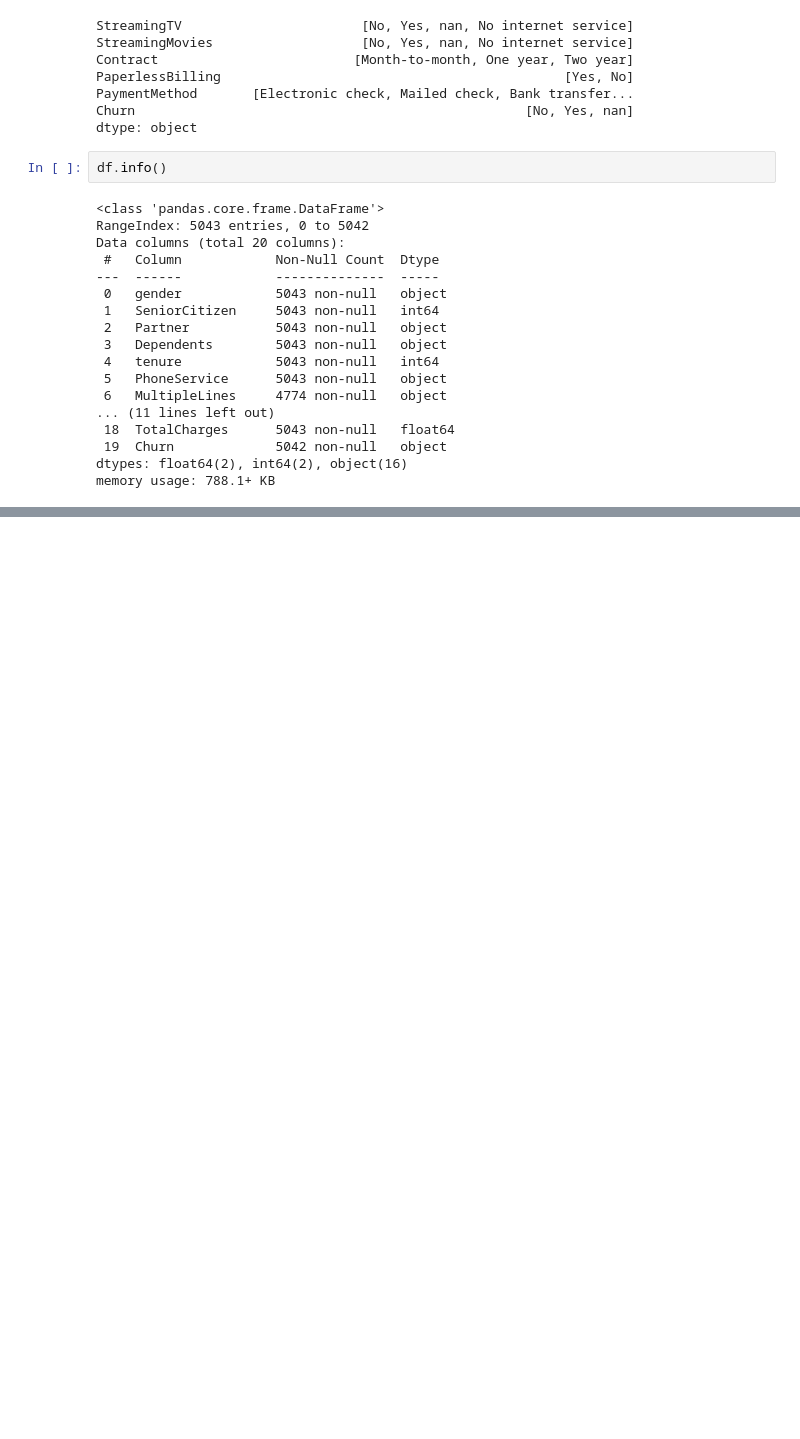
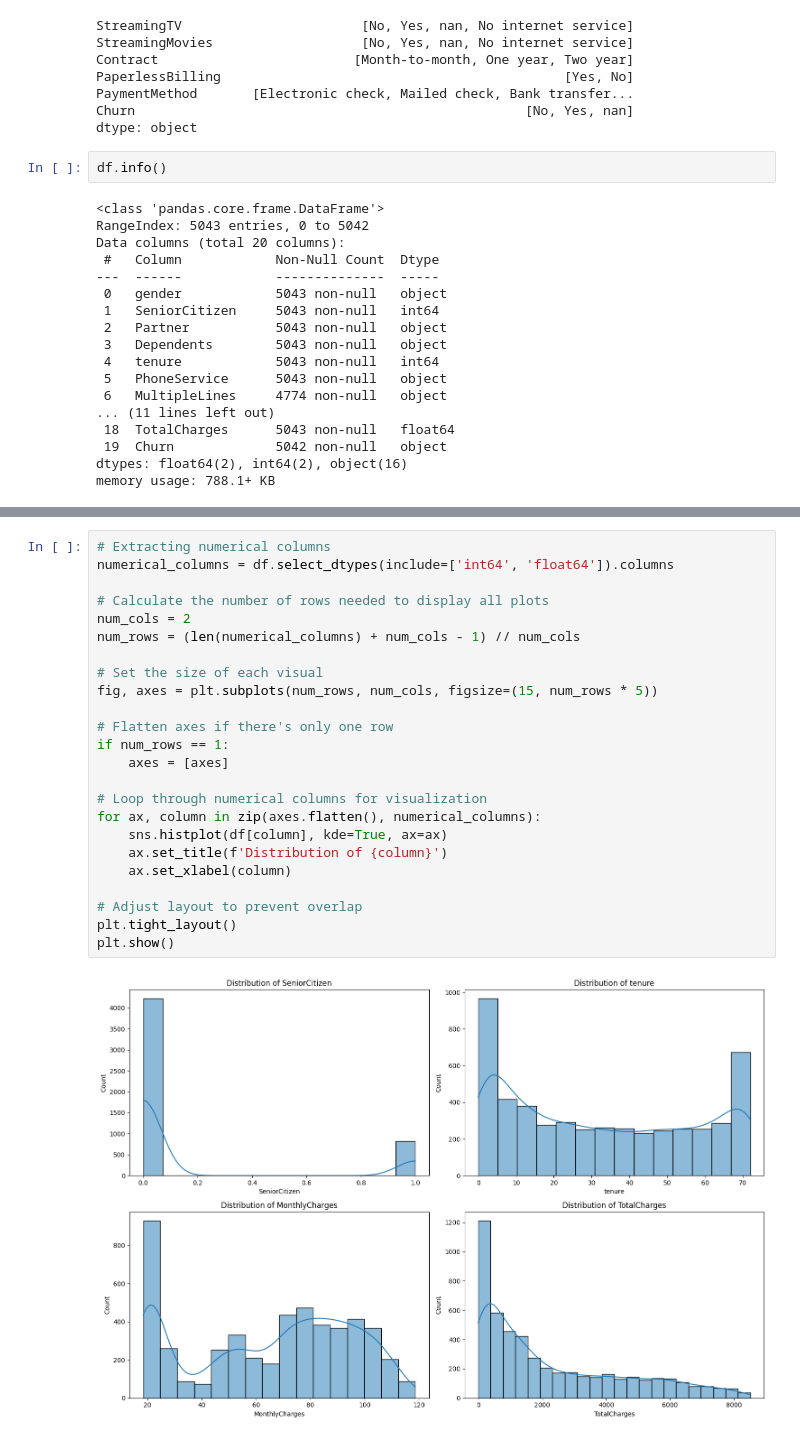
Before and after one commit to parockson/churn-analysis-with-machine-learning, a Jupyter notebook: notebook/analysis_file.ipynb, the cells around one changed output, grey strips where cells are left out. Cells and saved outputs as stored; diff of their text form; blank space fills up the shorter version.

```diff
--- a/notebook/analysis_file.ipynb
+++ b/notebook/analysis_file.ipynb
@@ -977,0 +1044,26 @@ memory usage: 788.1+ KB
+# %%
+# Extracting numerical columns
+numerical_columns = df.select_dtypes(include=['int64', 'float64']).columns
+
+# Calculate the number of rows needed to display all plots
+num_cols = 2
+num_rows = (len(numerical_columns) + num_cols - 1) // num_cols
+
+# Set the size of each visual
+fig, axes = plt.subplots(num_rows, num_cols, figsize=(15, num_rows * 5))
+
+# Flatten axes if there's only one row
+if num_rows == 1:
+    axes = [axes]
+
+# Loop through numerical columns for visualization
+for ax, column in zip(axes.flatten(), numerical_columns):
+    sns.histplot(df[column], kde=True, ax=ax)
+    ax.set_title(f'Distribution of {column}')
+    ax.set_xlabel(column)
+
+# Adjust layout to prevent overlap
+plt.tight_layout()
+plt.show()
+# %% [output]
+[figure, added]
```
Also changed, not shown: parts of 24 cells of this notebook, 1 other file.
